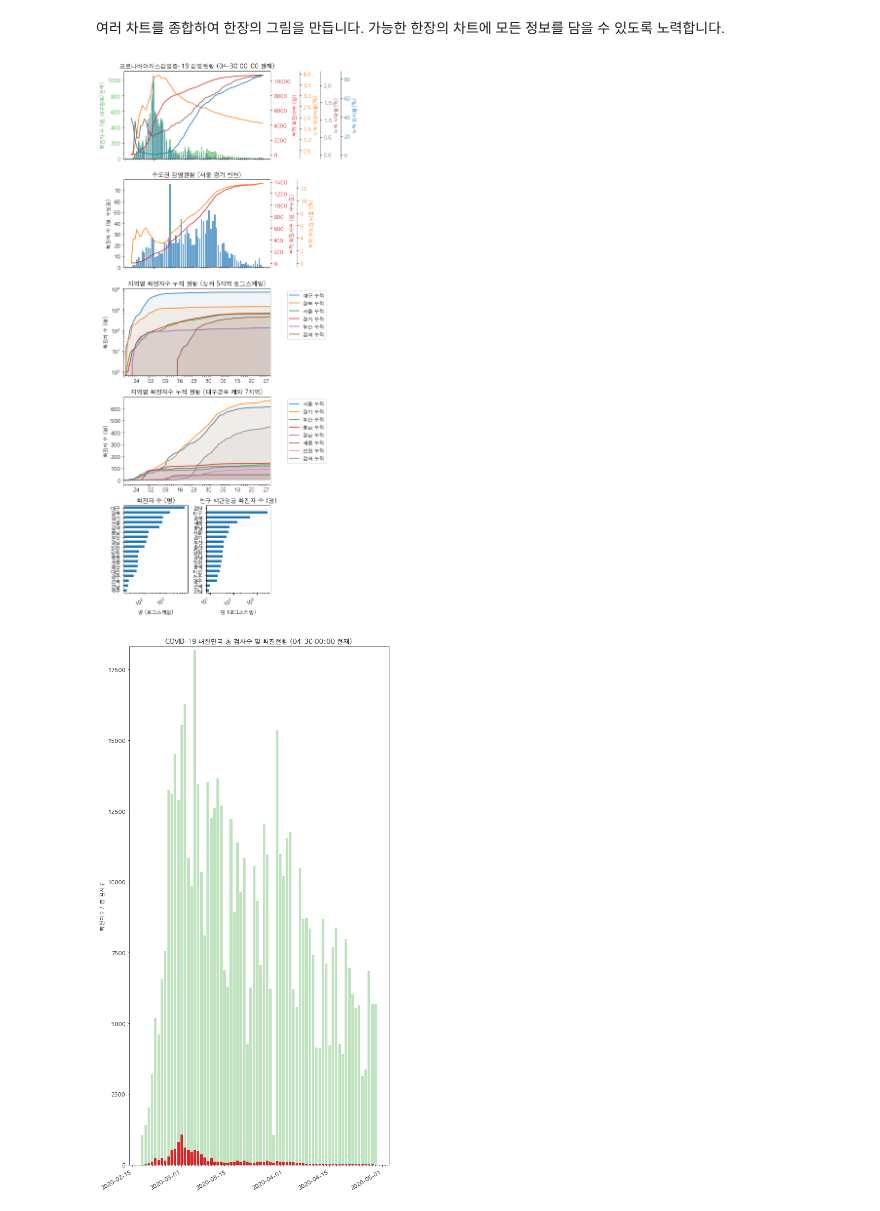
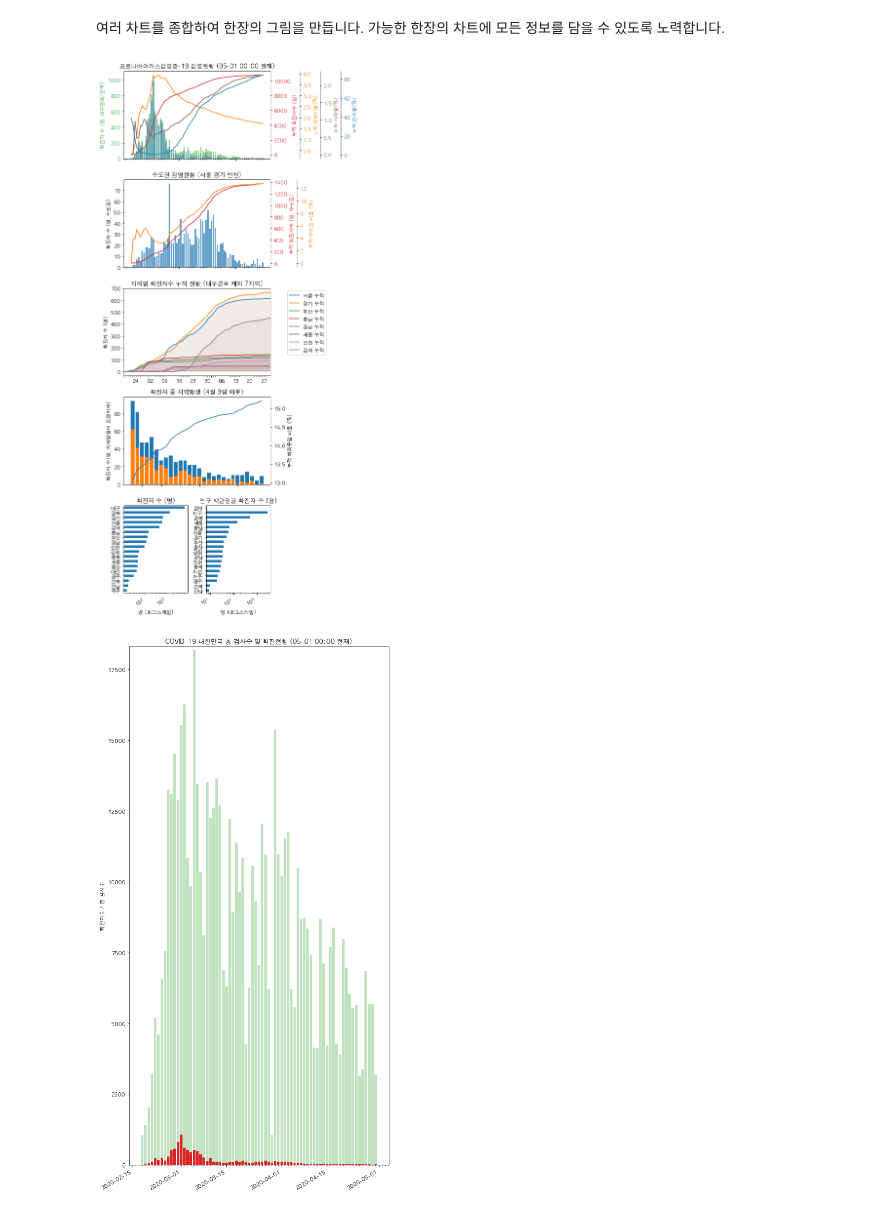
Before and after one commit to yong27/coronadaily, a Jupyter notebook: COVID19-daily-analysis.ipynb, the cells around one changed output. Cells and saved outputs as stored; diff of their text form; code cells hidden in the pictures.

Commit message:
05-01 00:00 data added; overseas inflow chart added

```diff
--- a/COVID19-daily-analysis.ipynb
+++ b/COVID19-daily-analysis.ipynb
@@ -37,7 +37,7 @@ df = pd.read_csv(BytesIO(r.content), index_col=0, skiprows=1).iloc[2:, :-4]
 df.columns = [c.replace('\n', ' ') for c in df.columns]
 df.index = pd.to_datetime([f'2020-{i}' for i in df.index])
 
-for comma_str in ('대구', '경북', '확진자', '검사수', '격리  해제'):
+for comma_str in ('대구', '경북', '확진자', '검사수', '격리  해제', '지역발생'):
     df[comma_str] = df[comma_str].str.replace(',', '').astype(float)
 
 df = df.replace(np.nan, 0).sort_index()
@@ -171,3 +171,9 @@ density.iloc[:-1, :][['2018-인구', '2018-인구밀도']].plot(kind='bar')
 # %% [output]
 <matplotlib.axes._subplots.AxesSubplot at 0x...>
 [figure]
+# %%
+df_from_april = df.loc['2020-04-03':]
+df_from_april.loc[:, '해외유입 누적'] = df_from_april['해외유입 누적'] + 647  # 04-03까지의 해외유입
+df_from_april.loc[:, '해외유입 비율'] = 100 * df_from_april['해외유입 누적'] / df_from_april['확진자 누적']
+plt.bar(x=df_from_april.index, height=df_from_april['확진자'])
+plt.bar(x=df_from_april.index, height=df_from_april['지역발생'])
@@ -232,52 +241,48 @@ ax2_2.set_ylabel('누적 수도권 비율 (%)', color=color)  # we already handl
 ax2_2.plot(df['누적 수도권 비율'] , color=color)
 ax2_2.tick_params(axis='y', labelcolor=color)
 
+ax3 = fig.add_subplot(5, 1, 3)
+ax3.set_title('지역별 확진자수 누적 현황 (대구경북 제외 7지역)')
 
-ax3 = fig.add_subplot(5, 1, 3)
-ax3.set_title('지역별 확진자수 누적 현황 (상위 5지역 로그스케일)')
-
-for acu in ['대구 누적', '경북 누적', '서울 누적', '경기 누적', '부산 누적', '검역 누적']: #, '충남 누적', '경남 누적', '세종 누적', '인천 누적']:
+for acu in ['서울 누적', '경기 누적', '부산 누적', '충남 누적', '경남 누적', '세종 누적', '인천 누적', '검역 누적']:
     df[acu].plot(ax=ax3)
     ax3.fill_between(df.index, df[acu], alpha=0.07)
 
 ax3.legend(loc='upper left', bbox_to_anchor=(1.1, 1))
 ax3.xaxis.set_minor_locator(mdates.DayLocator())
-ax3.set_yscale('log')
 ax3.set_ylabel('확진자 수 (명)')
 
 
 ax4 = fig.add_subplot(5, 1, 4)
-ax4.set_title('지역별 확진자수 누적 현황 (대구경북 제외 7지역)')
+ax4.set_title('확진자 중 지역발생 (4월 3일 이후)')
+plt.bar(x=df_from_april.index, height=df_from_april['확진자'])
+plt.bar(x=df_from_april.index, height=df_from_april['지역발생'])
+ax4.set_ylabel('확진자 수(명, 지역발생이 오렌지색)')
 
-for acu in ['서울 누적', '경기 누적', '부산 누적', '충남 누적', '경남 누적', '세종 누적', '인천 누적', '검역 누적']:
-    df[acu].plot(ax=ax4)
-    ax4.fill_between(df.index, df[acu], alpha=0.07)
-
-ax4.legend(loc='upper left', bbox_to_anchor=(1.1, 1))
-ax4.xaxis.set_minor_locator(mdates.DayLocator())
-ax4.set_ylabel('확진자 수 (명)')
+ax4_1 = ax4.twinx()
+ax4_1.set_ylabel('누적 해외유입 비율 (%)')
+ax4_1.plot(df_from_april['해외유입 비율'])
 
 
 ax5_1 = fig.add_subplot(5, 2, 9)
 ax5_1.set_title('확진자 수 (명)')
 wotk = regions.copy()
 df[wotk].sum().sort_values().plot(kind='barh', ax=ax5_1)
 ax5_1.set_xscale('log')
 ax5_1.set_xlabel('명 (로그스케일)')
 
 ax5_2 = fig.add_subplot(5, 2, 10)
 ax5_2.set_title('인구 백만명당 확진자 수 (명)')
 confirm_density = df[regions].sum() * 1000 / density.loc[regions, '2018-인구']
 confirm_density.sort_values().plot(kind='barh', ax=ax5_2)
 ax5_2.set_xscale('log')
 ax5_2.set_xlabel('명 (로그스케일)')
 
-
 fig.autofmt_xdate()
 plt.tight_layout()
 plt.savefig(f'daily-chart/covid19-stat-{today.strftime("%m%d")}.png', dpi=200, format='png')
 # %% [output]
-[figure, old version]
+[figure, new version]
 # %%
 fig, ax1 = plt.subplots(figsize=(8, 15))
 color = 'tab:green'
@@ -292,4 +297,4 @@ fig.autofmt_xdate()
 plt.tight_layout()
 plt.savefig(f'daily-chart/covid19-stat-wtests-{today.strftime("%m%d")}.png', dpi=200, format='png')
 # %% [output]
-[figure, old version]
+[figure, new version]
```
Also changed, not shown: parts of 6 cells of this notebook, 2 other files.
